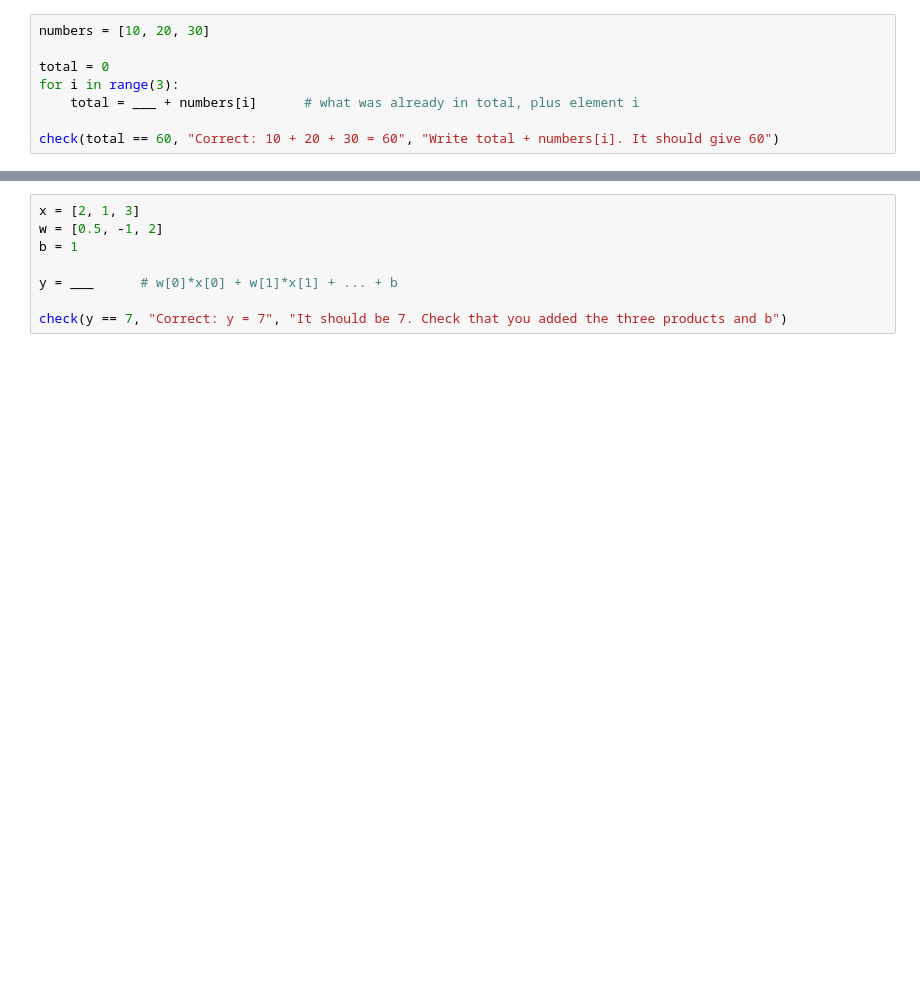
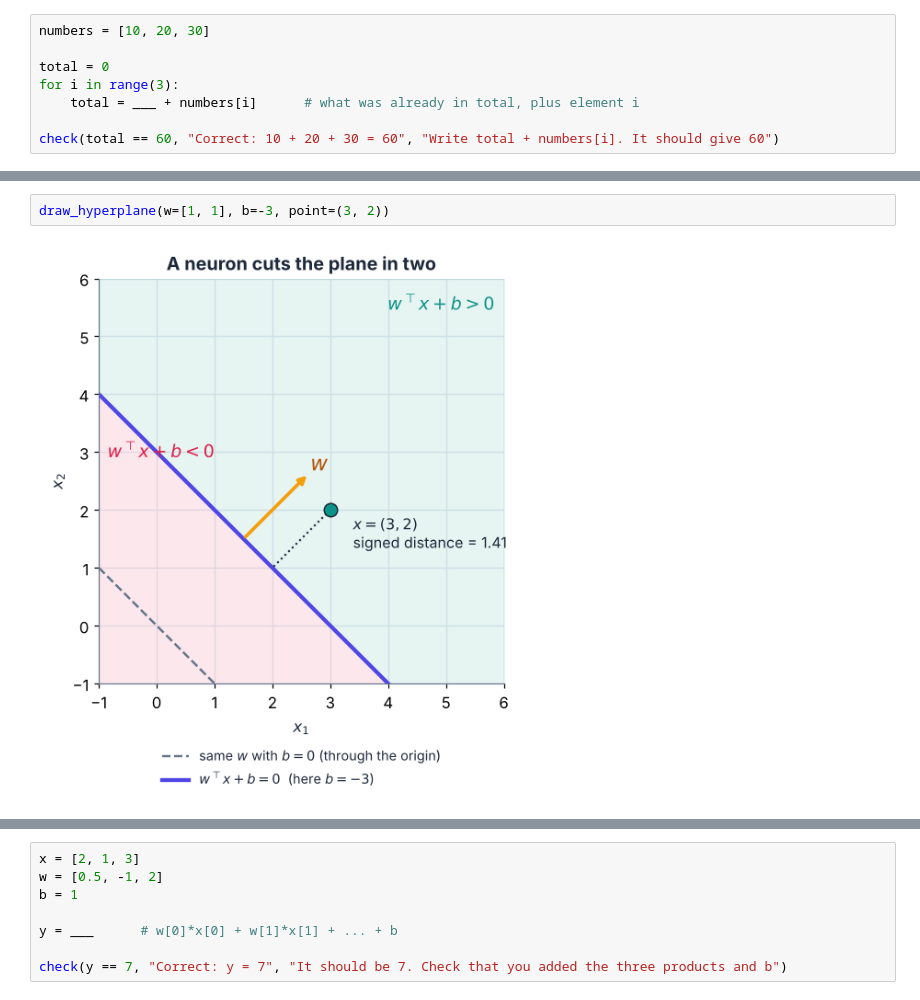
Before and after one commit to mathsaicode/AILab, a Jupyter notebook: notebooks/U01_S01_2026-11-23_neurona-y-capa/S01_2026-11-23_neurona-y-capa.ipynb, the cells around one changed output, grey strips where cells are left out. Saved outputs shown, nothing was run; the diff lists cells and outputs as text; blank space fills up the shorter version.

```diff
--- a/notebooks/U01_S01_2026-11-23_neurona-y-capa/S01_2026-11-23_neurona-y-capa.ipynb
+++ b/notebooks/U01_S01_2026-11-23_neurona-y-capa/S01_2026-11-23_neurona-y-capa.ipynb
@@ -238,0 +268,4 @@ $$y = 3\cdot 1 + 4\cdot 2 + 5 = 3 + 8 + 5 = 16$$
+# %%
+draw_hyperplane(w=[1, 1], b=-3, point=(3, 2))
+# %% [output]
+[figure, added]
```
Also changed, not shown: parts of 65 cells of this notebook, 10 other files.
